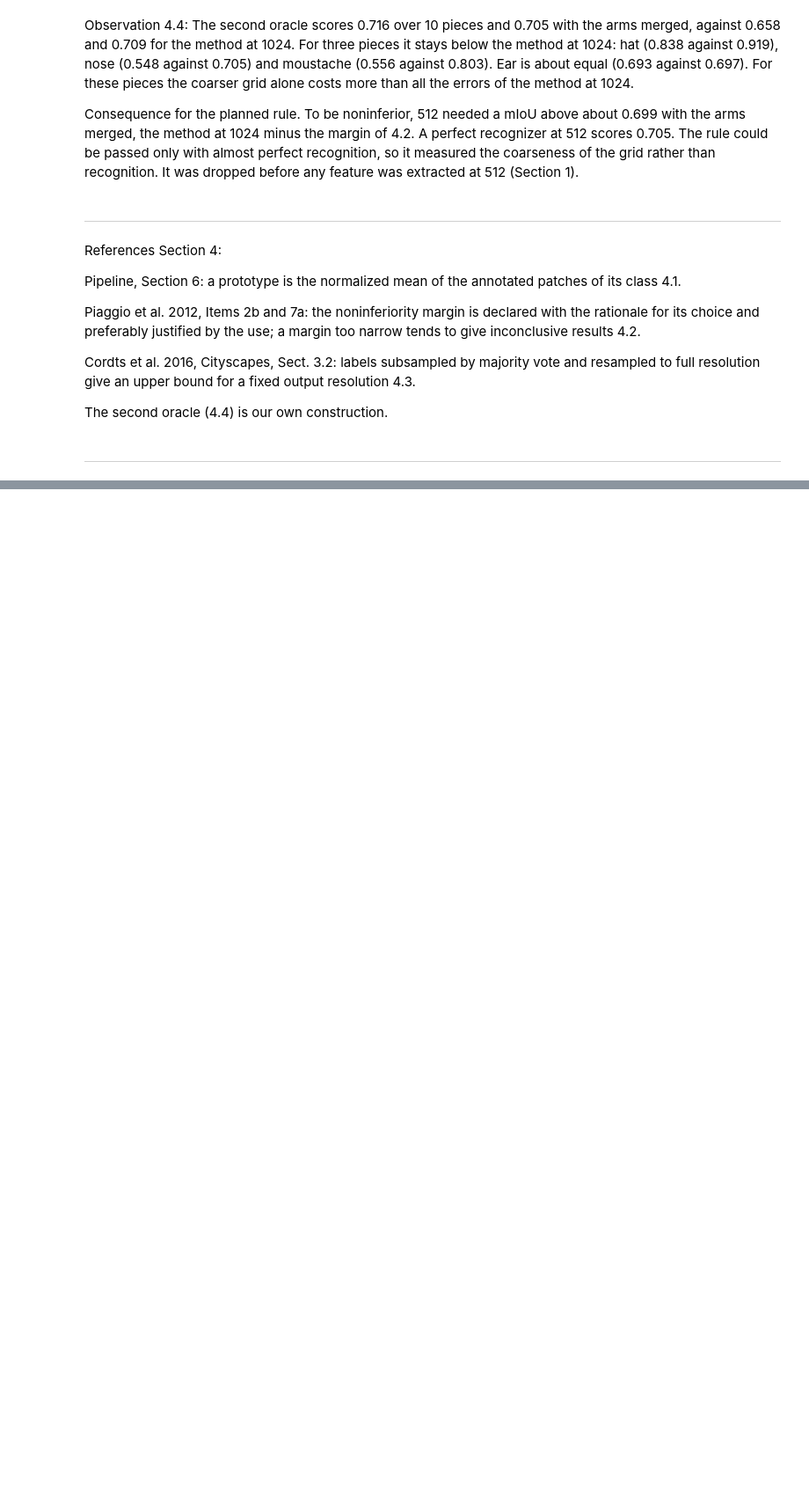
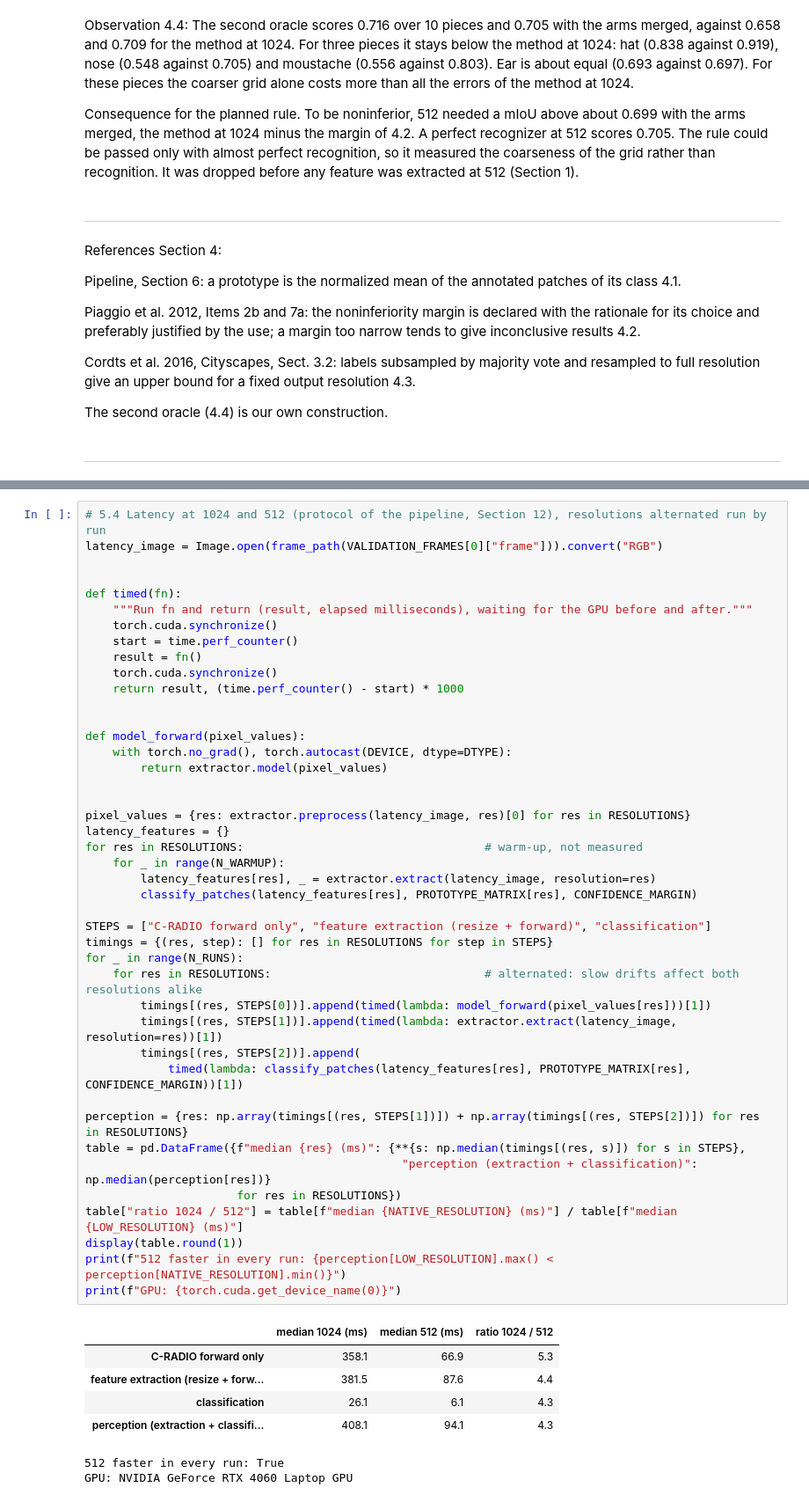
Before and after one commit to xrushofblood/vad_project, a Jupyter notebook: notebooks/phase_1_resolution_study.ipynb, the cells around one changed output, grey strips where cells are left out. Shown at 88% size. Cells and saved outputs as stored; diff of their text form; blank space fills up the shorter version.

```diff
--- a/notebooks/phase_1_resolution_study.ipynb
+++ b/notebooks/phase_1_resolution_study.ipynb
@@ -649,0 +799,51 @@ The second oracle (4.4) is our own construction.
+# %%
+# 5.4 Latency at 1024 and 512 (protocol of the pipeline, Section 12), resolutions alternated run by run
+latency_image = Image.open(frame_path(VALIDATION_FRAMES[0]["frame"])).convert("RGB")
+
+
+def timed(fn):
+    """Run fn and return (result, elapsed milliseconds), waiting for the GPU before and after."""
+    torch.cuda.synchronize()
+    start = time.perf_counter()
+    result = fn()
+    torch.cuda.synchronize()
+    return result, (time.perf_counter() - start) * 1000
+
+
+def model_forward(pixel_values):
+    with torch.no_grad(), torch.autocast(DEVICE, dtype=DTYPE):
+        return extractor.model(pixel_values)
+
+
+pixel_values = {res: extractor.preprocess(latency_image, res)[0] for res in RESOLUTIONS}
+latency_features = {}
+for res in RESOLUTIONS:                                   # warm-up, not measured
+    for _ in range(N_WARMUP):
+        latency_features[res], _ = extractor.extract(latency_image, resolution=res)
+        classify_patches(latency_features[res], PROTOTYPE_MATRIX[res], CONFIDENCE_MARGIN)
+
+STEPS = ["C-RADIO forward only", "feature extraction (resize + forward)", "classification"]
+timings = {(res, step): [] for res in RESOLUTIONS for step in STEPS}
+for _ in range(N_RUNS):
+    for res in RESOLUTIONS:                               # alternated: slow drifts affect both resolutions alike
+        timings[(res, STEPS[0])].append(timed(lambda: model_forward(pixel_values[res]))[1])
+        timings[(res, STEPS[1])].append(timed(lambda: extractor.extract(latency_image, resolution=res))[1])
+        timings[(res, STEPS[2])].append(
+            timed(lambda: classify_patches(latency_features[res], PROTOTYPE_MATRIX[res], CONFIDENCE_MARGIN))[1])
+
+perception = {res: np.array(timings[(res, STEPS[1])]) + np.array(timings[(res, STEPS[2])]) for res in RESOLUTIONS}
+table = pd.DataFrame({f"median {res} (ms)": {**{s: np.median(timings[(res, s)]) for s in STEPS},
+                                              "perception (extraction + classification)": np.median(perception[res])}
+                      for res in RESOLUTIONS})
+table["ratio 1024 / 512"] = table[f"median {NATIVE_RESOLUTION} (ms)"] / table[f"median {LOW_RESOLUTION} (ms)"]
+display(table.round(1))
+print(f"512 faster in every run: {perception[LOW_RESOLUTION].max() < perception[NATIVE_RESOLUTION].min()}")
+print(f"GPU: {torch.cuda.get_device_name(0)}")
+# %% [output]
+|  | median 1024 (ms) | median 512 (ms) | ratio 1024 / 512 |
+| C-RADIO forward only | 358.1 | 66.9 | 5.3 |
+| feature extraction (resize + forw... | 381.5 | 87.6 | 4.4 |
+| classification | 26.1 | 6.1 | 4.3 |
+| perception (extraction + classifi... | 408.1 | 94.1 | 4.3 |
+512 faster in every run: True
+GPU: NVIDIA GeForce RTX 4060 Laptop GPU
```
Also changed, not shown: parts of 15 cells of this notebook.
